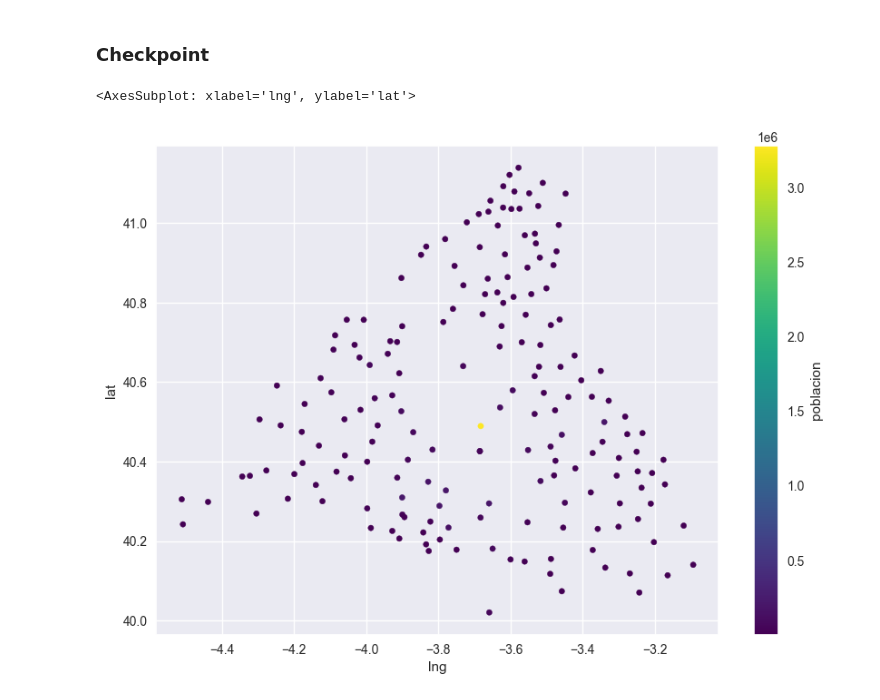
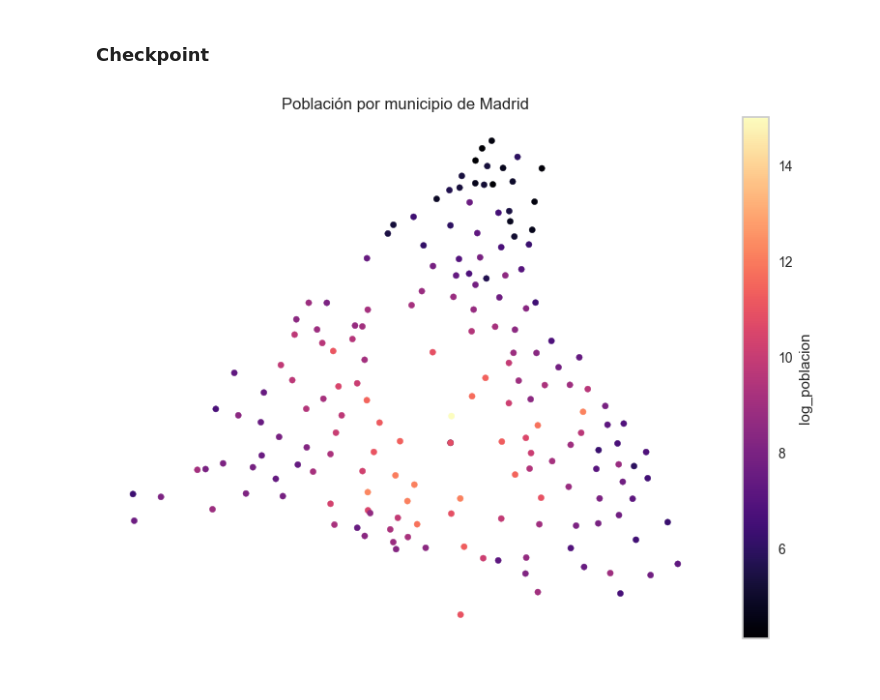
Before and after one commit to jmgpgit/Final-Project, a Jupyter notebook: src/vet_data.ipynb, the cells around one changed output. Saved outputs shown, nothing was run; the diff lists cells and outputs as text; code cells hidden in the pictures.

```diff
--- a/src/vet_data.ipynb
+++ b/src/vet_data.ipynb
@@ -286,11 +288,13 @@ municipios.to_parquet('../data/municipios.parquet')
 ### Checkpoint
 # %%
 municipios = pd.read_parquet('../data/municipios.parquet')
-# %%
-municipios.plot(kind='scatter', x='lng', y='lat', figsize=(10,7), c='poblacion',colormap='viridis')
-# %% [output]
-<AxesSubplot: xlabel='lng', ylabel='lat'>
-[figure, removed]
+# %%
+municipios['log_poblacion'] = np.log(municipios.poblacion)
+municipios.plot(kind='scatter', x='lng', y='lat', figsize=(10,7), c='log_poblacion',colormap='magma',xlabel='', ylabel='', colorbar=True, sharex=False, xticks=[], yticks=[],title='Población por municipio de Madrid')
+sns.set_style('darkgrid')
+sns.despine(left=True, bottom=True)
+# %% [output]
+[figure, added]
 # %%
 def get_closest_nodes(node, nodes):
     nodes = [i for i in nodes if i.name != node.name]
```
Also changed, not shown: parts of 29 cells of this notebook, 25 other files.
